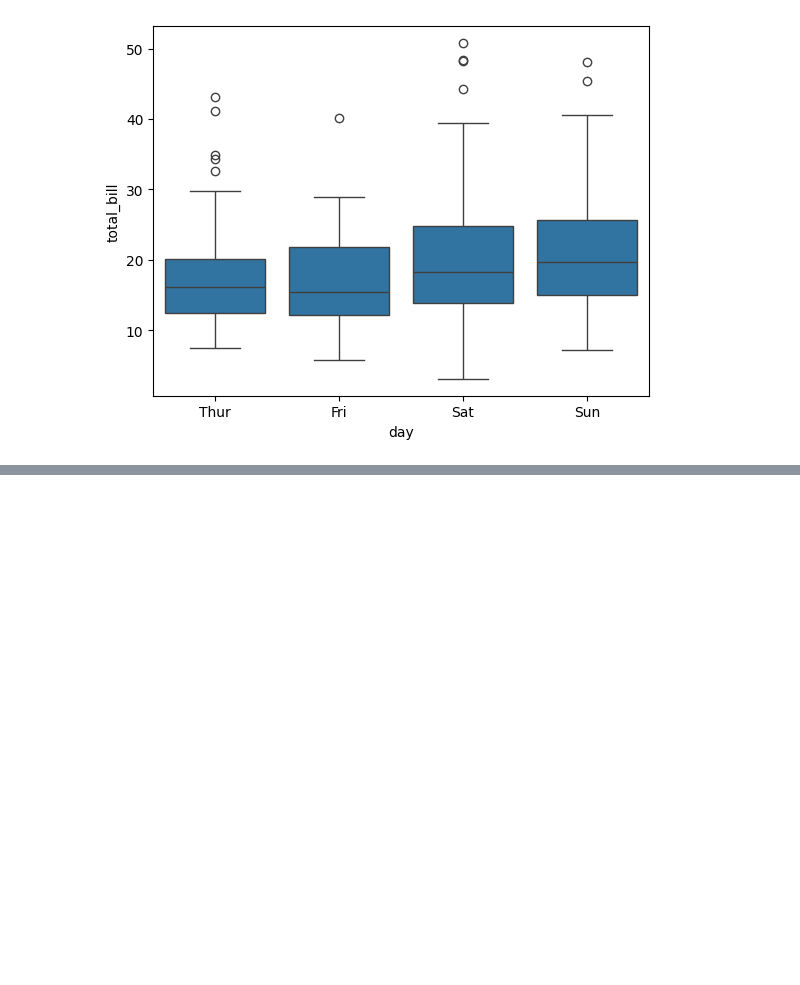
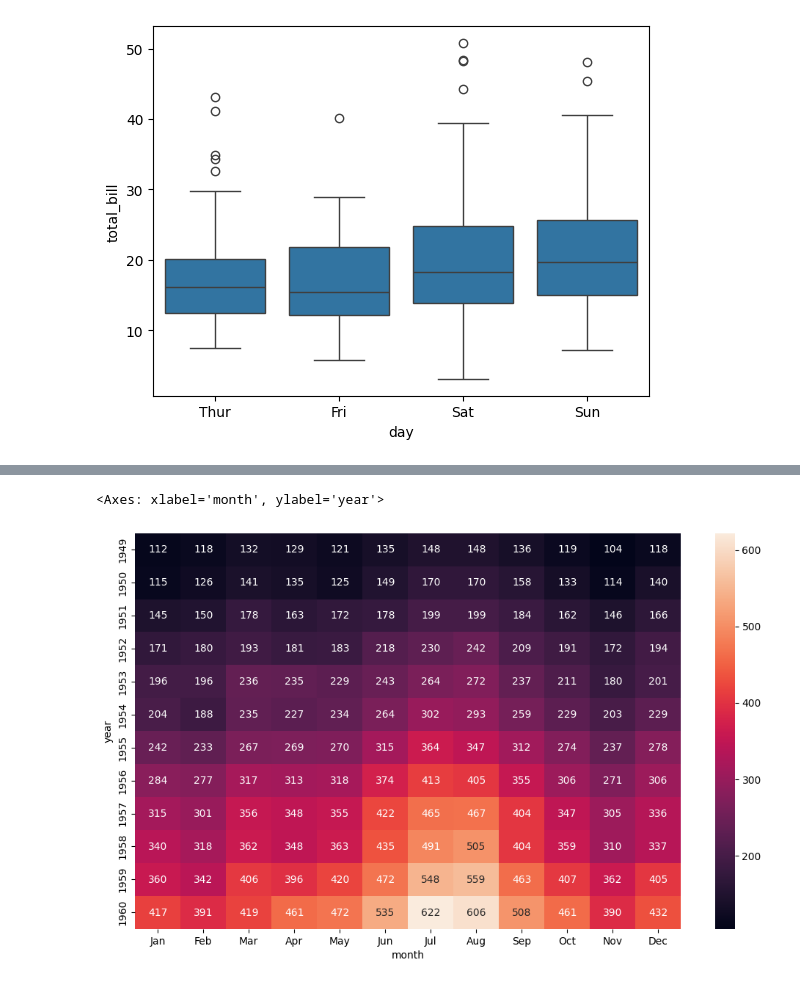
Before and after one commit to Rodrigo-Perico/DataScience, a Jupyter notebook: Seaborn.ipynb, the cells around one changed output, grey strips where cells are left out. Saved outputs shown, nothing was run; the diff lists cells and outputs as text; code cells hidden in the pictures; blank space fills up the shorter version.

```diff
--- a/Seaborn.ipynb
+++ b/Seaborn.ipynb
@@ -61,0 +72,2 @@ sns.boxplot(x = 'day', y= 'total_bill', data=tips)
+# %%
+flights = sns.load_dataset('flights')
@@ -61,0 +90,2 @@ sns.boxplot(x = 'day', y= 'total_bill', data=tips)
+# %%
+df = flights.pivot_table(index = 'year', columns = 'month', values= 'passengers')
@@ -61,0 +94,7 @@ sns.boxplot(x = 'day', y= 'total_bill', data=tips)
+# %%
+fig, ax = plt.subplots(figsize=(12,7))
+
+sns.heatmap(data = df, ax=ax, annot=True,fmt= '.0f')
+# %% [output]
+<Axes: xlabel='month', ylabel='year'>
+[figure, added]
```
Also changed, not shown: parts of 7 cells of this notebook.
